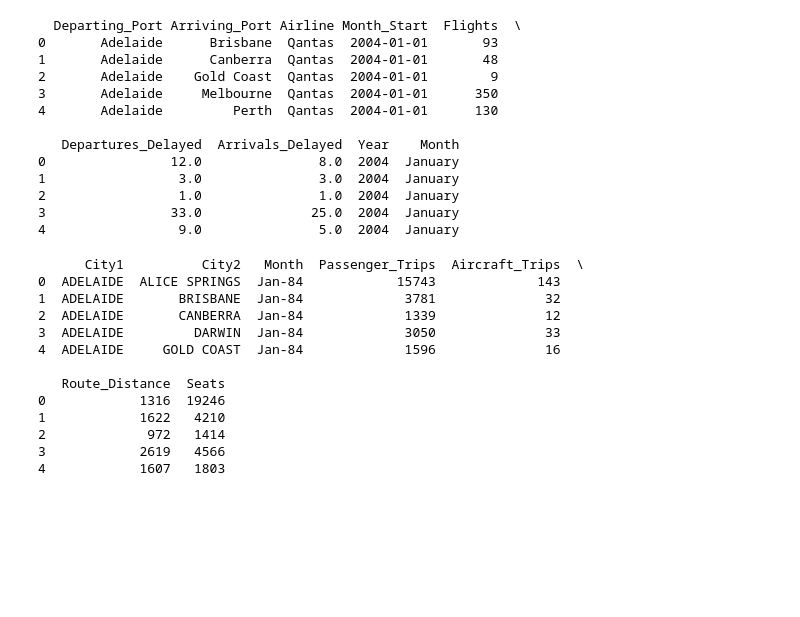
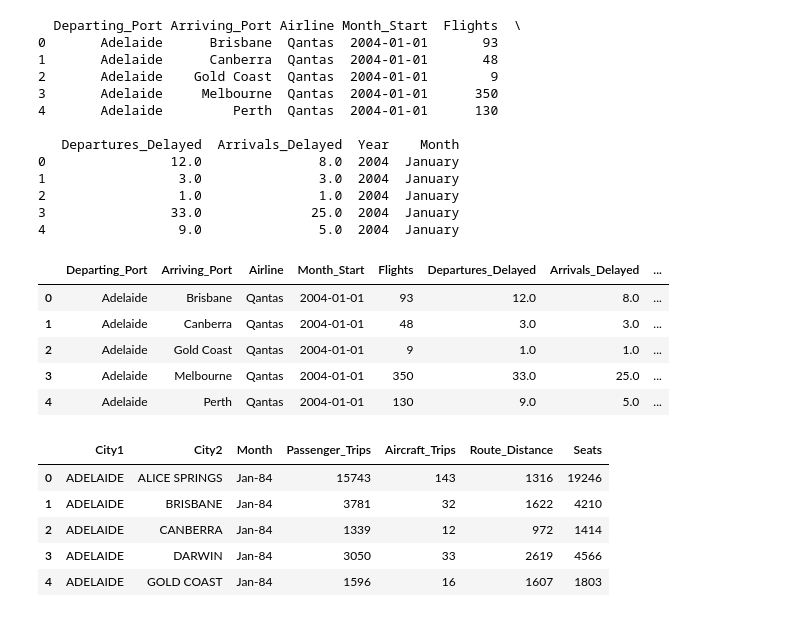
Before and after one commit to george-orica/robot-assignment, a Jupyter notebook: Assignment_2.ipynb, the cells around one changed output. Drawn from its saved outputs; the diff is of its cells as text; code cells hidden in the pictures; blank space fills up the shorter version.

```diff
--- a/Assignment_2.ipynb
+++ b/Assignment_2.ipynb
@@ -132,20 +133,22 @@ print(df.head())
 2                 1.0               1.0  2004  January
 3                33.0              25.0  2004  January
 4                 9.0               5.0  2004  January
+# %%
+df.head()
+# %% [output]
+|  | Departing_Port | Arriving_Port | Airline | Month_Start | Flights | Departures_Delayed | Arrivals_Delayed | ... |
+| 0 | Adelaide | Brisbane | Qantas | 2004-01-01 | 93 | 12.0 | 8.0 | ... |
+| 1 | Adelaide | Canberra | Qantas | 2004-01-01 | 48 | 3.0 | 3.0 | ... |
+| 2 | Adelaide | Gold Coast | Qantas | 2004-01-01 | 9 | 1.0 | 1.0 | ... |
+| 3 | Adelaide | Melbourne | Qantas | 2004-01-01 | 350 | 33.0 | 25.0 | ... |
+| 4 | Adelaide | Perth | Qantas | 2004-01-01 | 130 | 9.0 | 5.0 | ... |
 # %%
 df_2 = pd.read_csv("data/domestic_flights.csv")
-print(df_2.head())
+df_2.head()
 # %% [output]
-      City1          City2   Month  Passenger_Trips  Aircraft_Trips  \
-0  ADELAIDE  ALICE SPRINGS  Jan-84            15743             143
-1  ADELAIDE       BRISBANE  Jan-84             3781              32
-2  ADELAIDE       CANBERRA  Jan-84             1339              12
-3  ADELAIDE         DARWIN  Jan-84             3050              33
-4  ADELAIDE     GOLD COAST  Jan-84             1596              16
-
-   Route_Distance  Seats
-0            1316  19246
-1            1622   4210
-2             972   1414
-3            2619   4566
-4            1607   1803
+|  | City1 | City2 | Month | Passenger_Trips | Aircraft_Trips | Route_Distance | Seats |
+| 0 | ADELAIDE | ALICE SPRINGS | Jan-84 | 15743 | 143 | 1316 | 19246 |
+| 1 | ADELAIDE | BRISBANE | Jan-84 | 3781 | 32 | 1622 | 4210 |
+| 2 | ADELAIDE | CANBERRA | Jan-84 | 1339 | 12 | 972 | 1414 |
+| 3 | ADELAIDE | DARWIN | Jan-84 | 3050 | 33 | 2619 | 4566 |
+| 4 | ADELAIDE | GOLD COAST | Jan-84 | 1596 | 16 | 1607 | 1803 |
```
Also changed, not shown: parts of 5 cells of this notebook, 1 other file.
